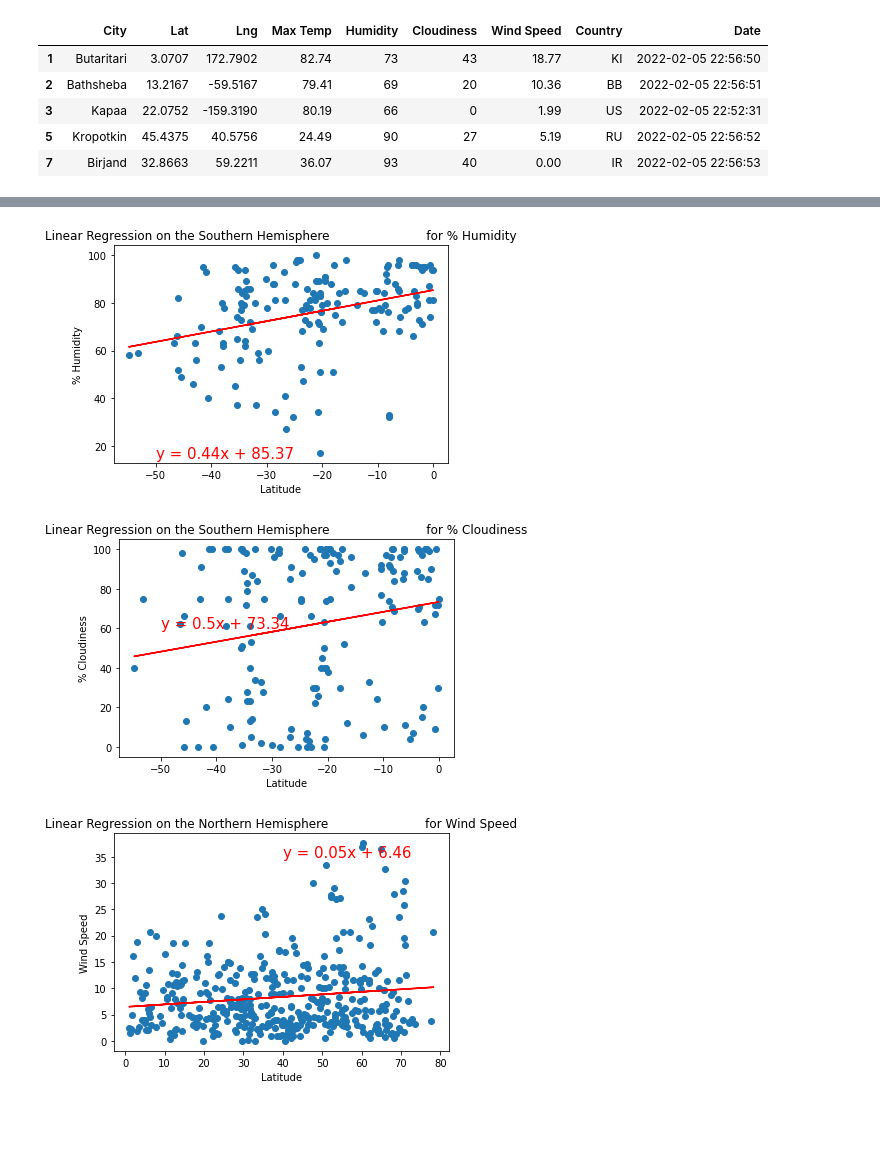
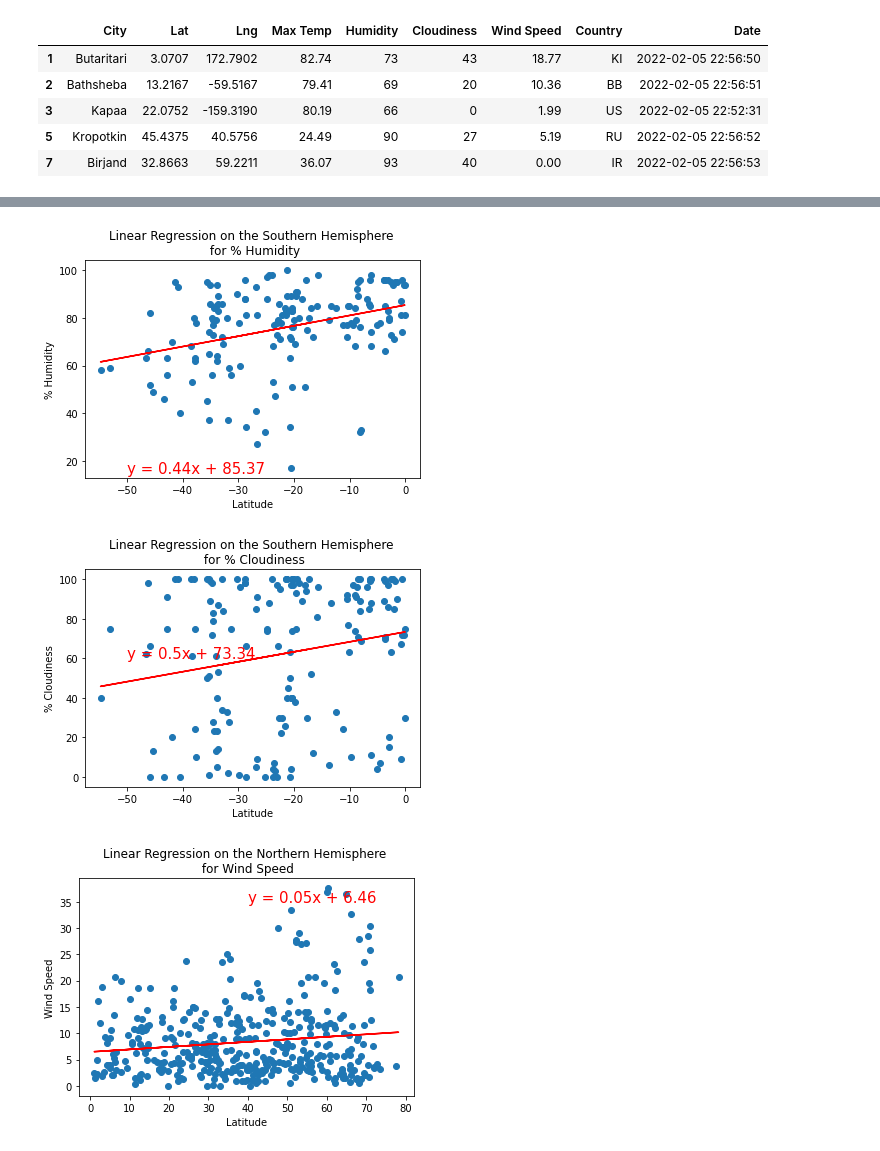
Before and after one commit to WhitLib/world-weather-analysis, a Jupyter notebook: WeatherPy.ipynb, the cells around one changed output, grey strips where cells are left out. Cells and saved outputs as stored; diff of their text form; code cells hidden in the pictures; blank space fills up the shorter version.

```diff
--- a/WeatherPy.ipynb
+++ b/WeatherPy.ipynb
@@ -337,33 +335,30 @@ plot_linear_regression(x_values, y_values,
 # %%
 # Linear regression on the Southern Hemisphere
 x_values = southern_hemi_df["Lat"]
 y_values = southern_hemi_df["Humidity"]
 # Call the function.
 plot_linear_regression(x_values, y_values,
-                       'Linear Regression on the Southern Hemisphere \
-                        for % Humidity', '% Humidity',(-50,15))
+                       'Linear Regression on the Southern Hemisphere \n for % Humidity', '% Humidity',(-50,15))
 # %% [output]
-[figure, old version]
+[figure, new version]
 # %%
 # Linear regression on the Southern Hemisphere
 x_values = southern_hemi_df["Lat"]
 y_values = southern_hemi_df["Cloudiness"]
 # Call the function.
 plot_linear_regression(x_values, y_values,
-                       'Linear Regression on the Southern Hemisphere \
-                        for % Cloudiness', '% Cloudiness',(-50,60))
+                       'Linear Regression on the Southern Hemisphere \n for % Cloudiness', '% Cloudiness',(-50,60))
 # %% [output]
-[figure, old version]
+[figure, new version]
 # %%
 # Linear regression on the Northern Hemisphere
 x_values = northern_hemi_df["Lat"]
 y_values = northern_hemi_df["Wind Speed"]
 # Call the function.
 plot_linear_regression(x_values, y_values,
-                       'Linear Regression on the Northern Hemisphere \
-                        for Wind Speed', 'Wind Speed',(40,35))
+                       'Linear Regression on the Northern Hemisphere \n for Wind Speed', 'Wind Speed',(40,35))
 # %% [output]
-[figure, old version]
+[figure, new version]
 # %%
 # Linear regression on the Southern Hemisphere
 x_values = southern_hemi_df["Lat"]
```
Also changed, not shown: parts of 5 cells of this notebook, 1 other file.
